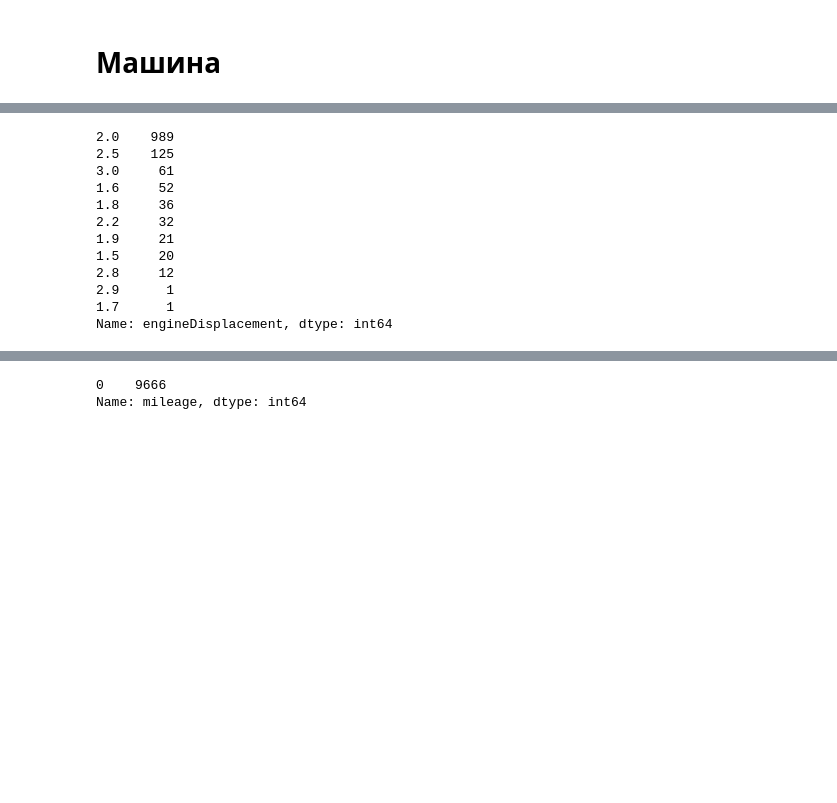
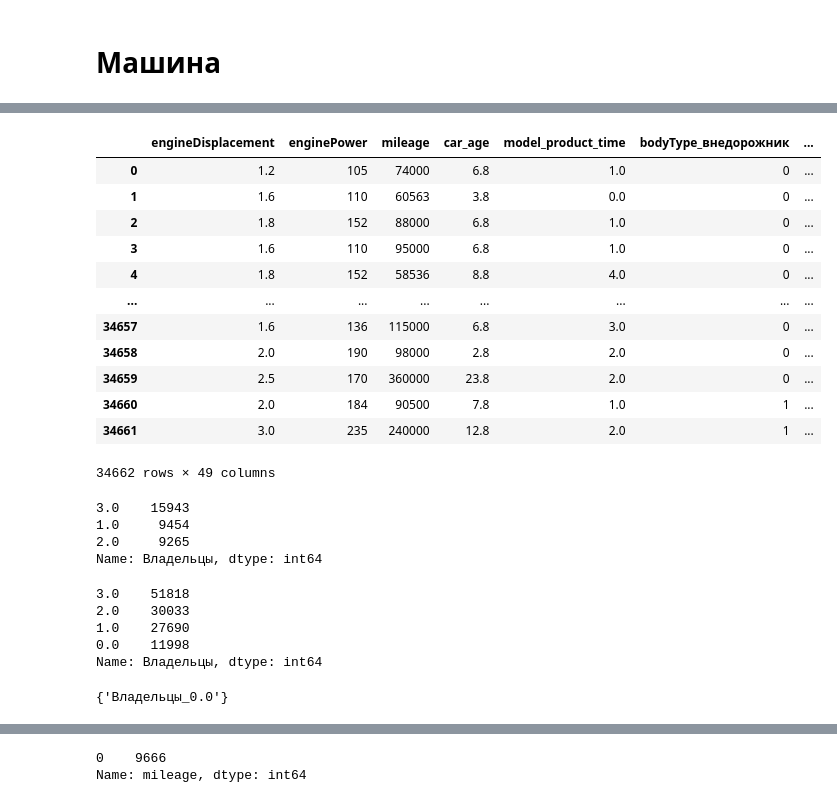
Before and after one commit to Sly-Dog/auto_pricing, a Jupyter notebook: secondary_notebooks/lil_clusterer.ipynb, the cells around one changed output, grey strips where cells are left out. Saved outputs shown, nothing was run; the diff lists cells and outputs as text; code cells hidden in the pictures; blank space fills up the shorter version.

```diff
--- a/secondary_notebooks/lil_clusterer.ipynb
+++ b/secondary_notebooks/lil_clusterer.ipynb
@@ -215,15 +193,51 @@ filtered_train[(filtered_train.model_name == '3ER') & (filtered_train.engineDisp
-# %%
-filtered_train[filtered_train.model_name == '3ER'].engineDisplacement.value_counts()
-# %% [output]
-2.0    989
-2.5    125
-3.0     61
-1.6     52
-1.8     36
-2.2     32
-1.9     21
-1.5     20
-2.8     12
-2.9      1
-1.7      1
-Name: engineDisplacement, dtype: int64
+# %%
+X_test = pd.concat(
+[for_lil_prediction[['engineDisplacement', 'enginePower','mileage','car_age', 'model_product_time']] ,
+pd.get_dummies(for_lil_prediction.bodyType,prefix='bodyType'),
+pd.get_dummies(for_lil_prediction.fuelType,prefix='fuelType'),
+pd.get_dummies(for_lil_prediction.vehicleTransmission,prefix='vehicleTransmission'),
+pd.get_dummies(for_lil_prediction.Привод,prefix='Привод'),
+pd.get_dummies(for_lil_prediction.Владельцы,prefix='Владельцы'),
+pd.get_dummies(for_lil_prediction.Владение,prefix='Владение'),
+pd.get_dummies(for_lil_prediction.color,prefix='color'),
+pd.get_dummies(for_lil_prediction.ПТС,prefix='ПТС'),
+pd.get_dummies(for_lil_prediction.Руль,prefix='Руль'),
+pd.get_dummies(for_lil_prediction.numberOfDoors,prefix='numberOfDoors'),],axis=1)
+
+X_test['Владельцы_0.0'] = 0
+# %%
+with pd.option_context('display.max_columns', None):
+        display(X_test)
+# %% [output]
+|  | engineDisplacement | enginePower | mileage | car_age | model_product_time | bodyType_внедорожник | ... |
+| 0 | 1.2 | 105 | 74000 | 6.8 | 1.0 | 0 | ... |
+| 1 | 1.6 | 110 | 60563 | 3.8 | 0.0 | 0 | ... |
+| 2 | 1.8 | 152 | 88000 | 6.8 | 1.0 | 0 | ... |
+| 3 | 1.6 | 110 | 95000 | 6.8 | 1.0 | 0 | ... |
+| 4 | 1.8 | 152 | 58536 | 8.8 | 4.0 | 0 | ... |
+| ... | ... | ... | ... | ... | ... | ... | ... |
+| 34657 | 1.6 | 136 | 115000 | 6.8 | 3.0 | 0 | ... |
+| 34658 | 2.0 | 190 | 98000 | 2.8 | 2.0 | 0 | ... |
+| 34659 | 2.5 | 170 | 360000 | 23.8 | 2.0 | 0 | ... |
+| 34660 | 2.0 | 184 | 90500 | 7.8 | 1.0 | 1 | ... |
+| 34661 | 3.0 | 235 | 240000 | 12.8 | 2.0 | 1 | ... |
+34662 rows × 49 columns
+# %%
+for_lil_prediction.Владельцы.value_counts()
+# %% [output]
+3.0    15943
+1.0     9454
+2.0     9265
+Name: Владельцы, dtype: int64
+# %%
+df.Владельцы.value_counts()
+# %% [output]
+3.0    51818
+2.0    30033
+1.0    27690
+0.0    11998
+Name: Владельцы, dtype: int64
+# %%
+set(X_test.columns) ^  set(X.columns)
+# %% [output]
+{'Владельцы_0.0'}
```
Also changed, not shown: parts of 20 cells of this notebook, 12 other files.
